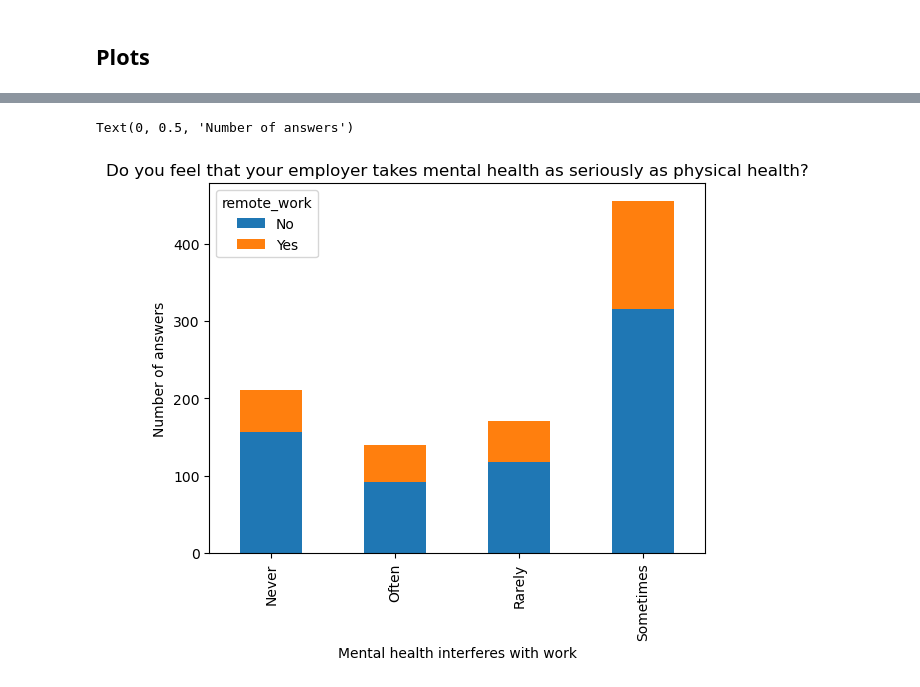
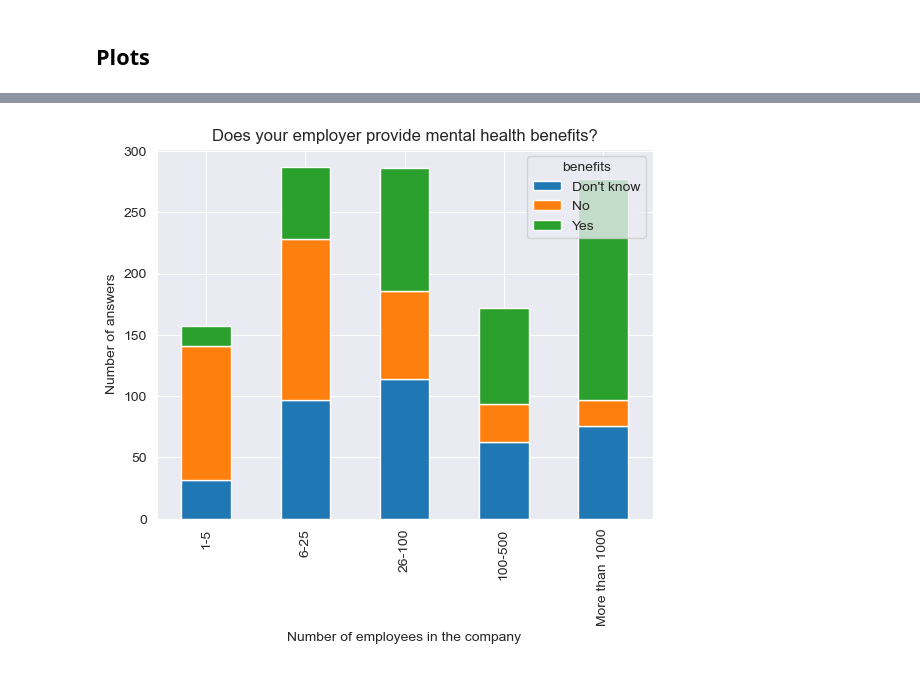
Before and after one commit to Axan18/Introduction-to-data-analytics, a Jupyter notebook: Assignment1Adv/as3.ipynb, the cells around one changed output, grey strips where cells are left out. Drawn from its saved outputs; the diff is of its cells as text; code cells hidden in the pictures.

```diff
--- a/Assignment1Adv/as3.ipynb
+++ b/Assignment1Adv/as3.ipynb
@@ -76,9 +81,12 @@ df_sick.boxplot(column = 'Age', by='work_interfere', vert=False)
 # %%
-#mentalvspsychical rozmiar firmy
-response_counts = df_sick.groupby('no_employees')['mental_vs_physical'].value_counts().unstack()
+sort_order = ['1-5', '6-25', '26-100', '100-500', 'More than 1000']
+df['no_employees'] = pd.Categorical(df['no_employees'], categories=sort_order, ordered=True)
+response_counts = df.groupby('no_employees')['mental_vs_physical'].value_counts().unstack()
+
 response_counts.plot(kind='bar', stacked=True)
 plt.title('Do you feel that your employer takes mental health as seriously as physical health?')
 plt.xlabel('Number of employees in the company')
 plt.ylabel('Number of answers')
+# No visible correlation
 # %% [output]
 Text(0, 0.5, 'Number of answers')
@@ -86,12 +94,12 @@ Text(0, 0.5, 'Number of answers')
 # %%
-#mental vs remote
-
-response_counts = df_sick.groupby('work_interfere')['remote_work'].value_counts().unstack()
+df['no_employees'] = pd.Categorical(df['no_employees'], categories=sort_order, ordered=True)
+response_counts = df.groupby('no_employees')['benefits'].value_counts().unstack()
 response_counts.plot(kind='bar', stacked=True)
-plt.title('Do you feel that your employer takes mental health as seriously as physical health?')
-plt.xlabel('Mental health interferes with work')
+plt.title('Does your employer provide mental health benefits?')
+plt.xlabel('Number of employees in the company')
 plt.ylabel('Number of answers')
+plt.show()
+# The bigger the company, the more likely it is to provide mental health benefits
 # %% [output]
-Text(0, 0.5, 'Number of answers')
-[figure, old version]
+[figure, new version]
 # %%
```
Also changed, not shown: parts of 14 cells of this notebook, 19 other files.
